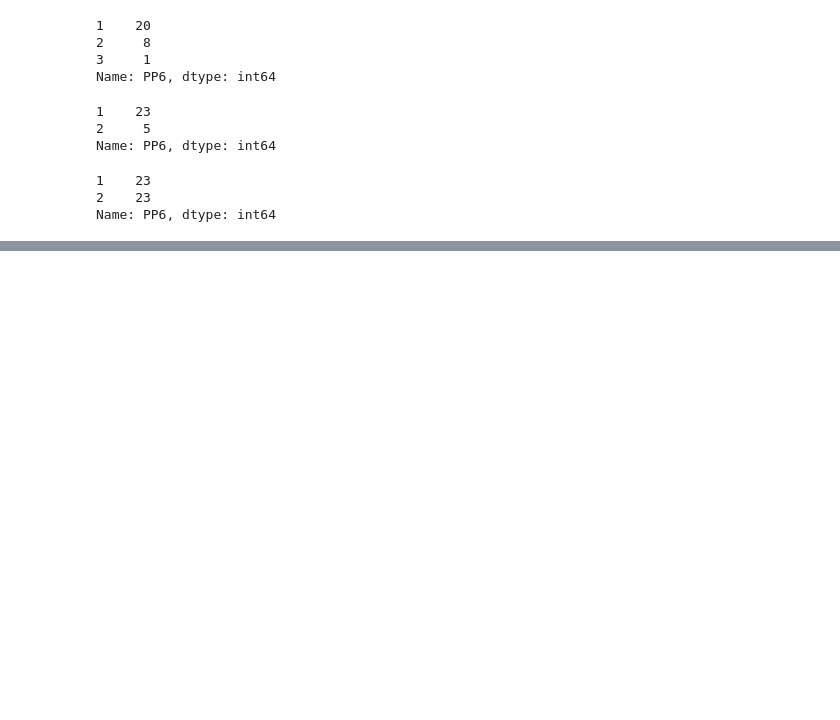
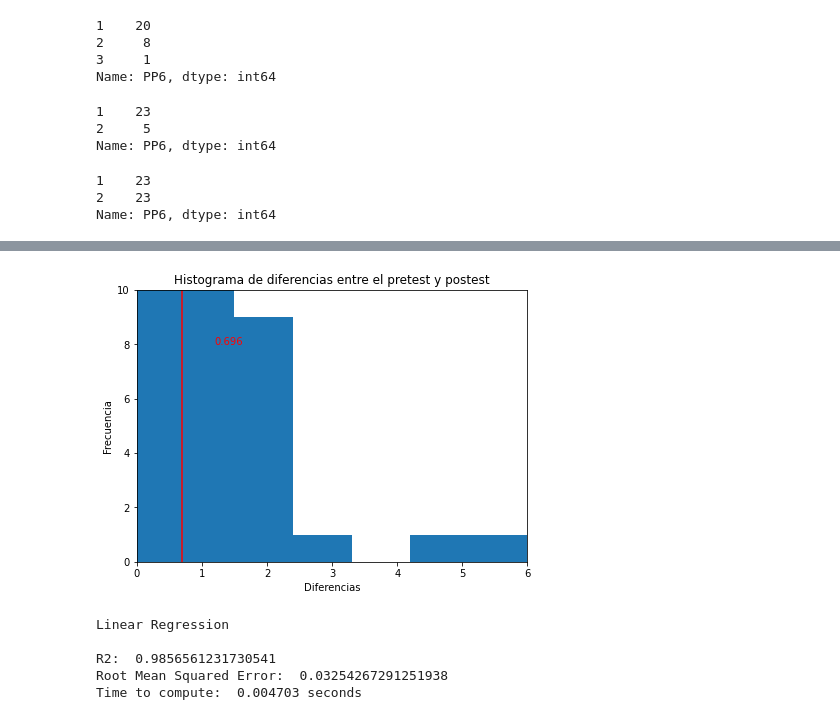
Before and after one commit to jaquimbayoc7/ProyeccionSocialAdultos, a Jupyter notebook: AnalisisPrePostest.ipynb, the cells around one changed output, grey strips where cells are left out. Drawn from its saved outputs; the diff is of its cells as text; code cells hidden in the pictures; blank space fills up the shorter version.

```diff
--- a/AnalisisPrePostest.ipynb
+++ b/AnalisisPrePostest.ipynb
@@ -1023,3 +1022,9 @@ dfFinalPos.PP6.value_counts()
 1    23
 2    23
 Name: PP6, dtype: int64
+# %%
+datosPreN.head()
+
+datosPreN.drop(datosPreN[(datosPreN['PP6'] ==3)].index, inplace=True)
+
+datosPreN.PP6.value_counts()
@@ -1044,0 +1134,3 @@ dfFinalPos.PP6.value_counts()
+# %%
+dfFinalPre = dfFinalPre.reset_index()
+dfFinalPos = dfFinalPos.reset_index()
@@ -1044,0 +1155,51 @@ dfFinalPos.PP6.value_counts()
+# %%
+#El valor de p es menor a cero lo cual se rechaza la hipótesis nula la cual era que no existe diferencia entre los dos momentos
+# y se adopta la hipótesis alternativa asumiendo que existe diferencia entre las medias del pretest y postest, lo cual indica un crecimiento
+#como se evidencia en la siguiente gráfica, en unidades sería 0.696 más en promedio que las notas iniciales del pretest.
+#
+# Generate difference data
+diferencias = dataTest['PuntuacionPost'] - dataTest['PuntuacionPre']
+
+# Inspect difference data
+# Histogram +  Mean
+fig = plt.figure(figsize=(7,5))
+plt.hist(diferencias, bins=10)
+plt.axvline(x=np.mean(diferencias), c ='r')
+plt.text(np.mean(diferencias)+0.5, 8, round(np.mean(diferencias),3), c='r')
+plt.xlim(0, 6)
+plt.ylim(0, 10)
+plt.title('Histograma de diferencias entre el pretest y postest')
+plt.xlabel("Diferencias")
+plt.ylabel("Frecuencia")
+plt.show()
+# %% [output]
+[figure, added]
+# %%
+
+X = dfPreN.drop('Puntuacion', axis=1)
+y = dfPreN.Puntuacion
+
+X_train, X_test, y_train, y_test = train_test_split(X, y, test_size=0.40, random_state=200)
+
+reg = LinearRegression()
+start = datetime.now()
+reg.fit(X_train, y_train)
+pred = reg.predict(X_test)
+stop = datetime.now()
+delta = stop - start
+
+print('Linear Regression\n')
+r2 = r2_score(y_test, pred)
+print('R2: ', r2)
+err = np.sqrt(mean_squared_error(y_test, pred))
+print('Root Mean Squared Error: ', err)
+seconds = delta.seconds + delta.microseconds/1E6
+print('Time to compute: ', seconds, 'seconds')
+
+linear_reg = ('Linear Regression', r2, err, seconds)
+# %% [output]
+Linear Regression
+
+R2:  0.9856561231730541
+Root Mean Squared Error:  0.03254267291251938
+Time to compute:  0.004703 seconds
```
Also changed, not shown: parts of 38 cells of this notebook.
